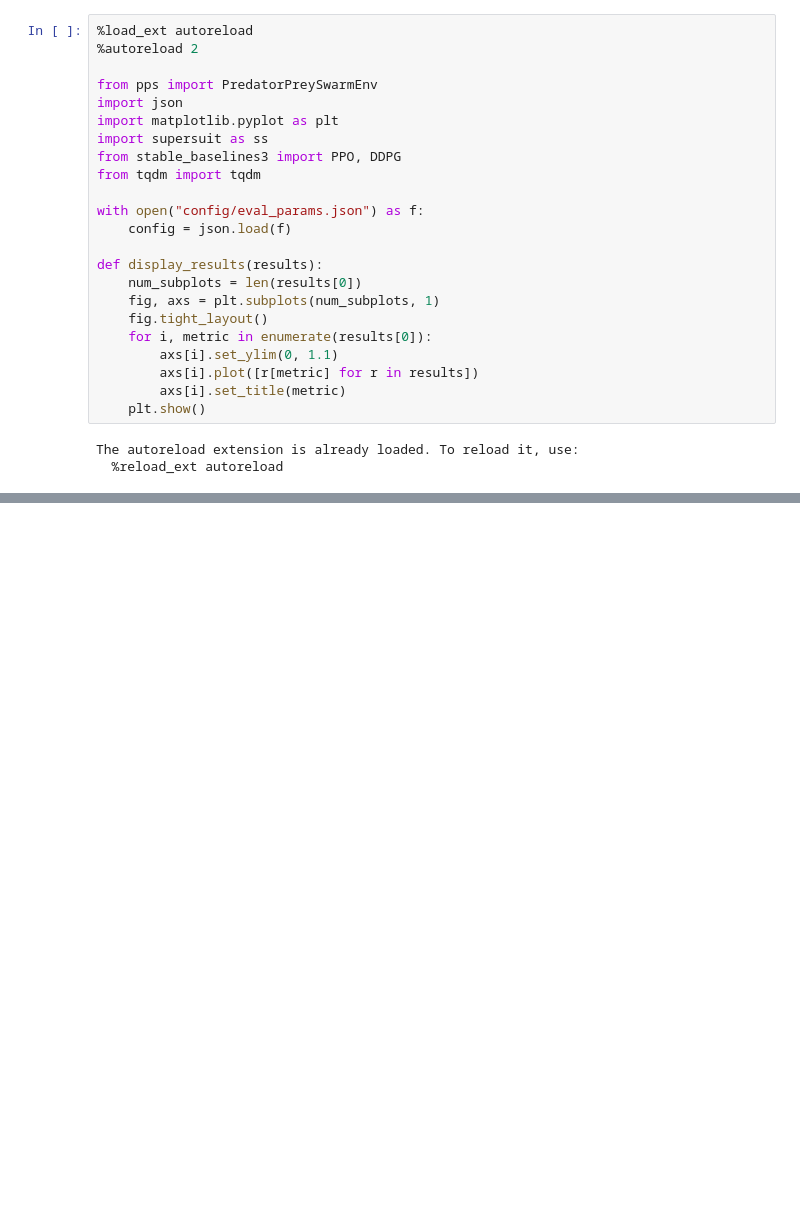
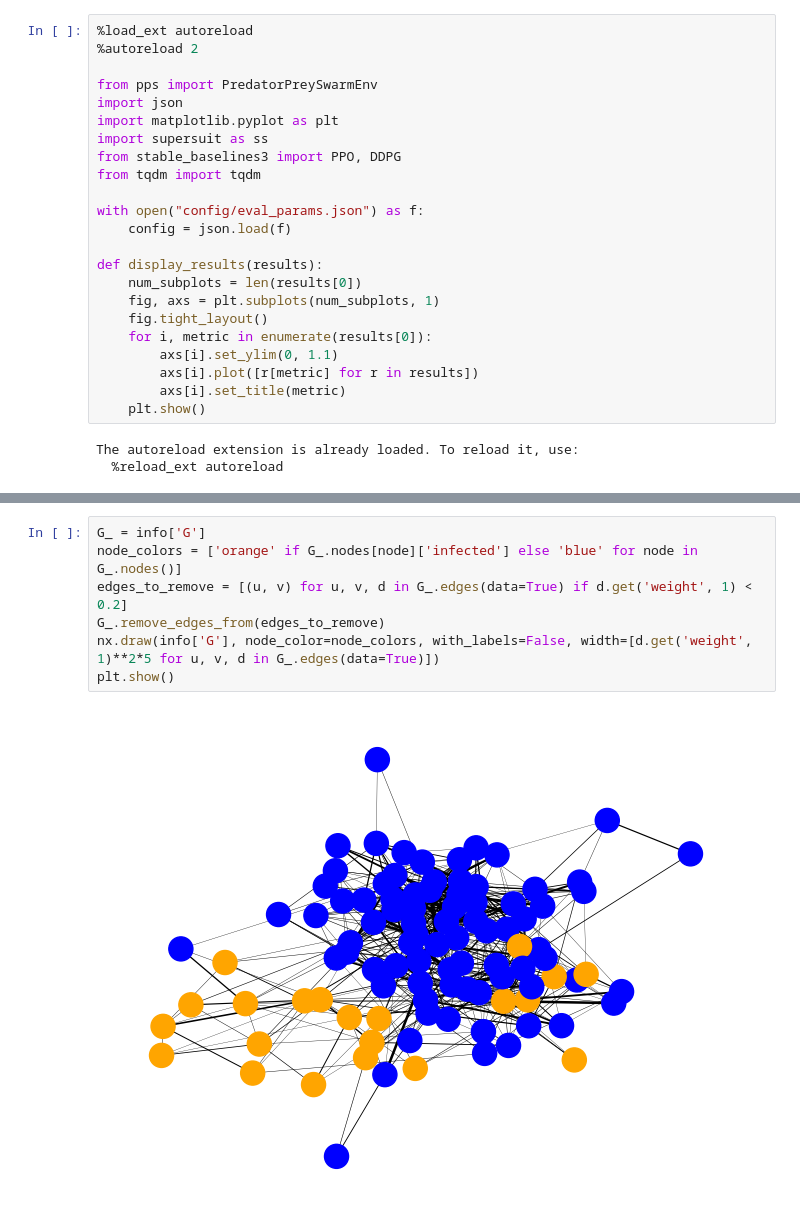
Before and after one commit to JuiceVodka/SV_2024-25_groupF, a Jupyter notebook: src/eval.ipynb, the cells around one changed output, grey strips where cells are left out. Cells and saved outputs as stored; diff of their text form; blank space fills up the shorter version.

```diff
--- a/src/eval.ipynb
+++ b/src/eval.ipynb
@@ -70,0 +113,9 @@ Some particles are overlapped at the initial time !
+# %%
+G_ = info['G']
+node_colors = ['orange' if G_.nodes[node]['infected'] else 'blue' for node in G_.nodes()]
+edges_to_remove = [(u, v) for u, v, d in G_.edges(data=True) if d.get('weight', 1) < 0.2]
+G_.remove_edges_from(edges_to_remove)
+nx.draw(info['G'], node_color=node_colors, with_labels=False, width=[d.get('weight', 1)**2*5 for u, v, d in G_.edges(data=True)])
+plt.show()
+# %% [output]
+[figure, added]
```
Also changed, not shown: parts of 7 cells of this notebook, 7 other files.
